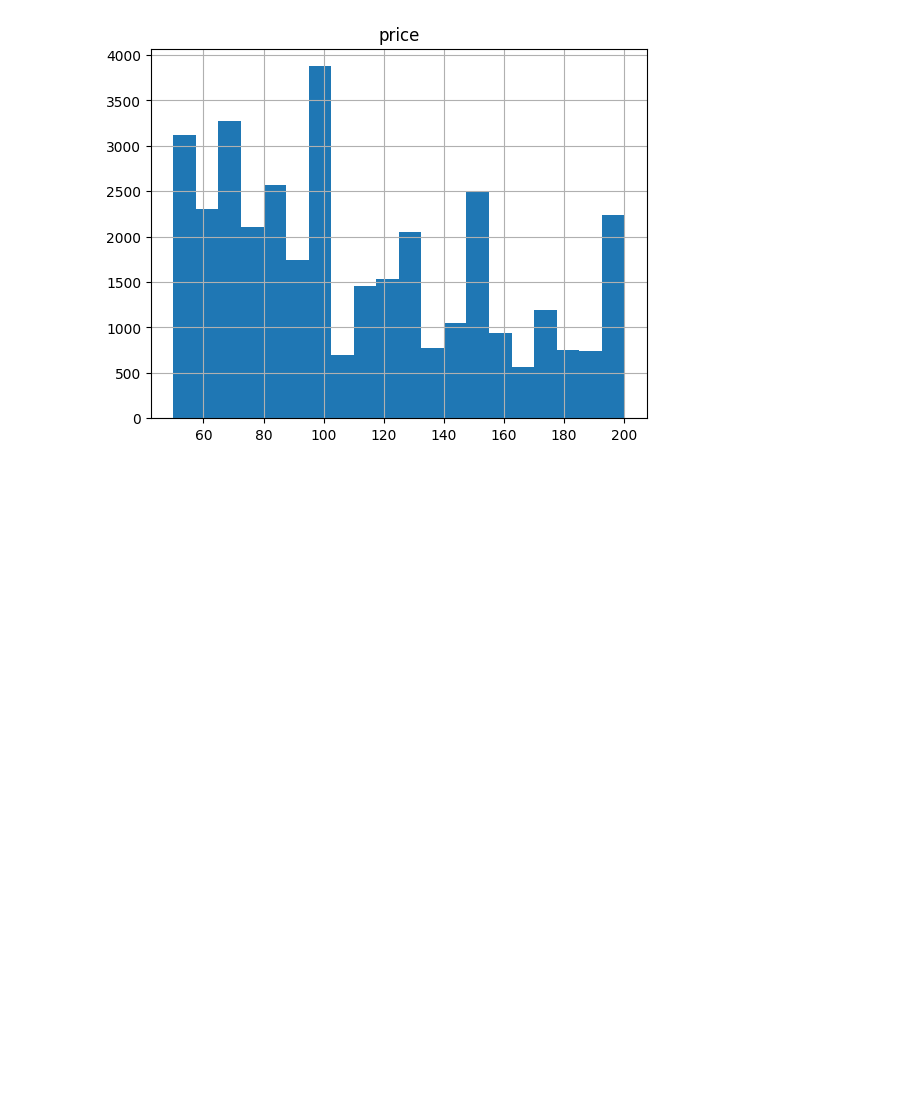
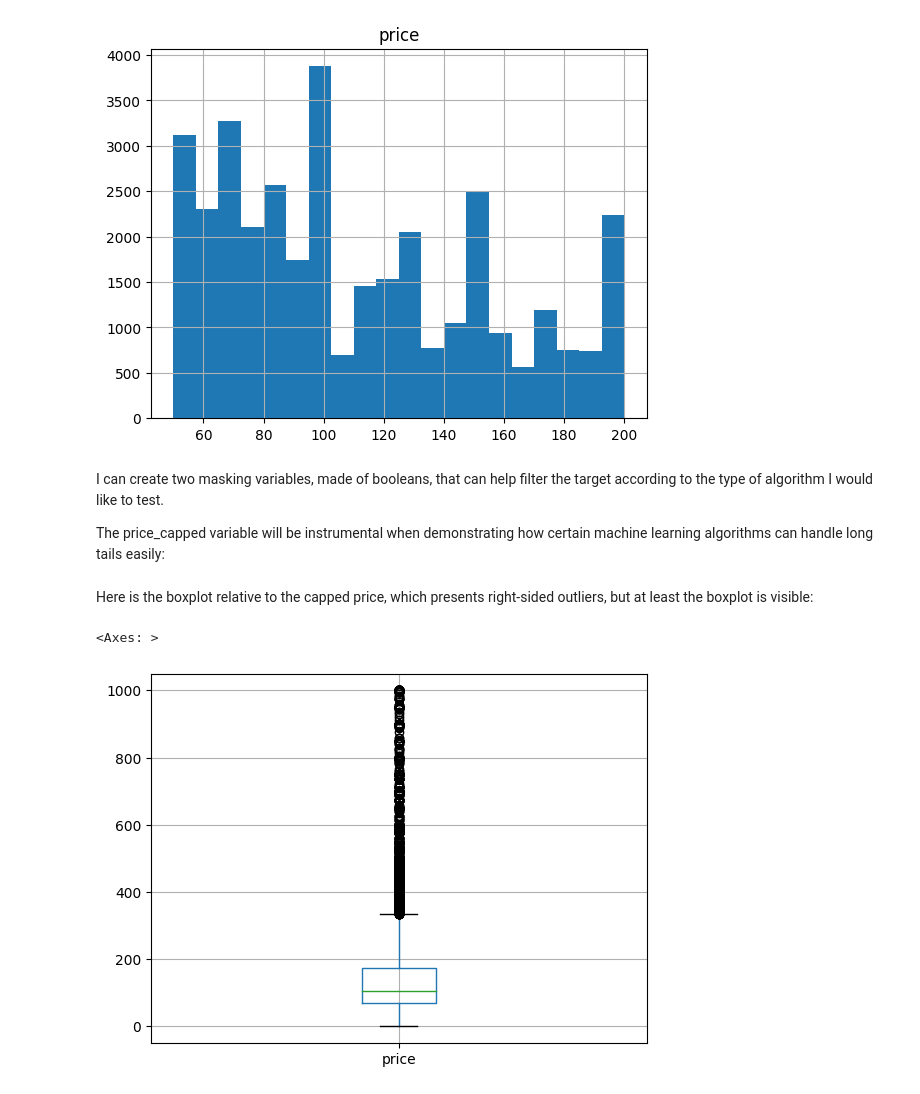
Before and after one commit to jeremysb1/xgboost, a Jupyter notebook: AB_NYC.ipynb, the cells around one changed output. Cells and saved outputs as stored; diff of their text form; code cells hidden in the pictures; blank space fills up the shorter version.

Commit message:
added boxplots

```diff
--- a/AB_NYC.ipynb
+++ b/AB_NYC.ipynb
@@ -89,3 +89,17 @@ data[["price"]][(data.price >=50) & (data.price <=200)].hist(bins=20)
 # %% [output]
 array([[<Axes: title={'center': 'price'}>]], dtype=object)
 [figure]
+# %% [markdown]
+I can create two masking variables, made of booleans, that can help filter the target according to the type of algorithm I would like to test.
+
+The price_capped variable will be instrumental when demonstrating how certain machine learning algorithms can handle long tails easily:
+# %%
+price_capped = data.price <= 1000
+price_window = (data.price >= 50) & (data.price <= 200)
+# %% [markdown]
+Here is the boxplot relative to the capped price, which presents right-sided outliers, but at least the boxplot is visible:
+# %%
+data[["price"]][price_capped].boxplot()
+# %% [output]
+<Axes: >
+[figure, added]
```
Also changed, not shown: parts of 3 cells of this notebook.
